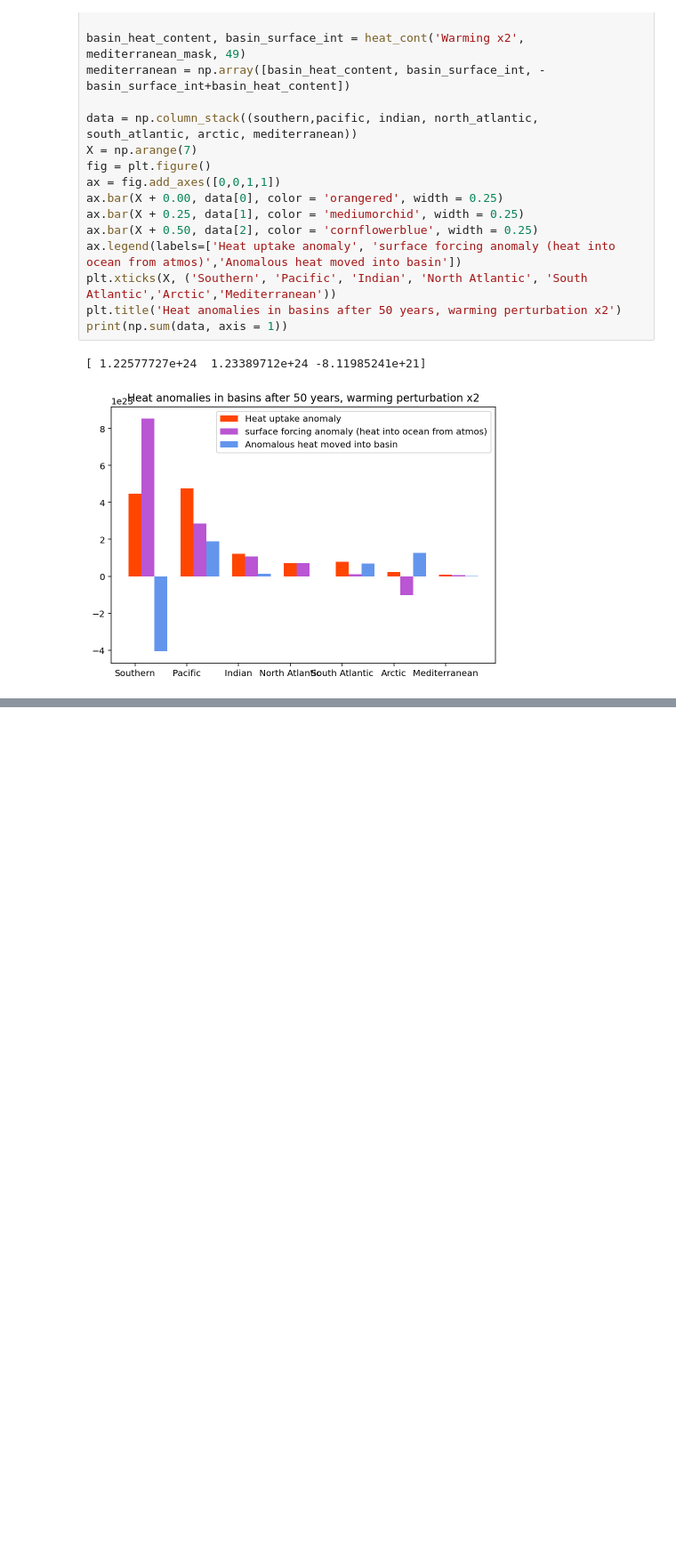
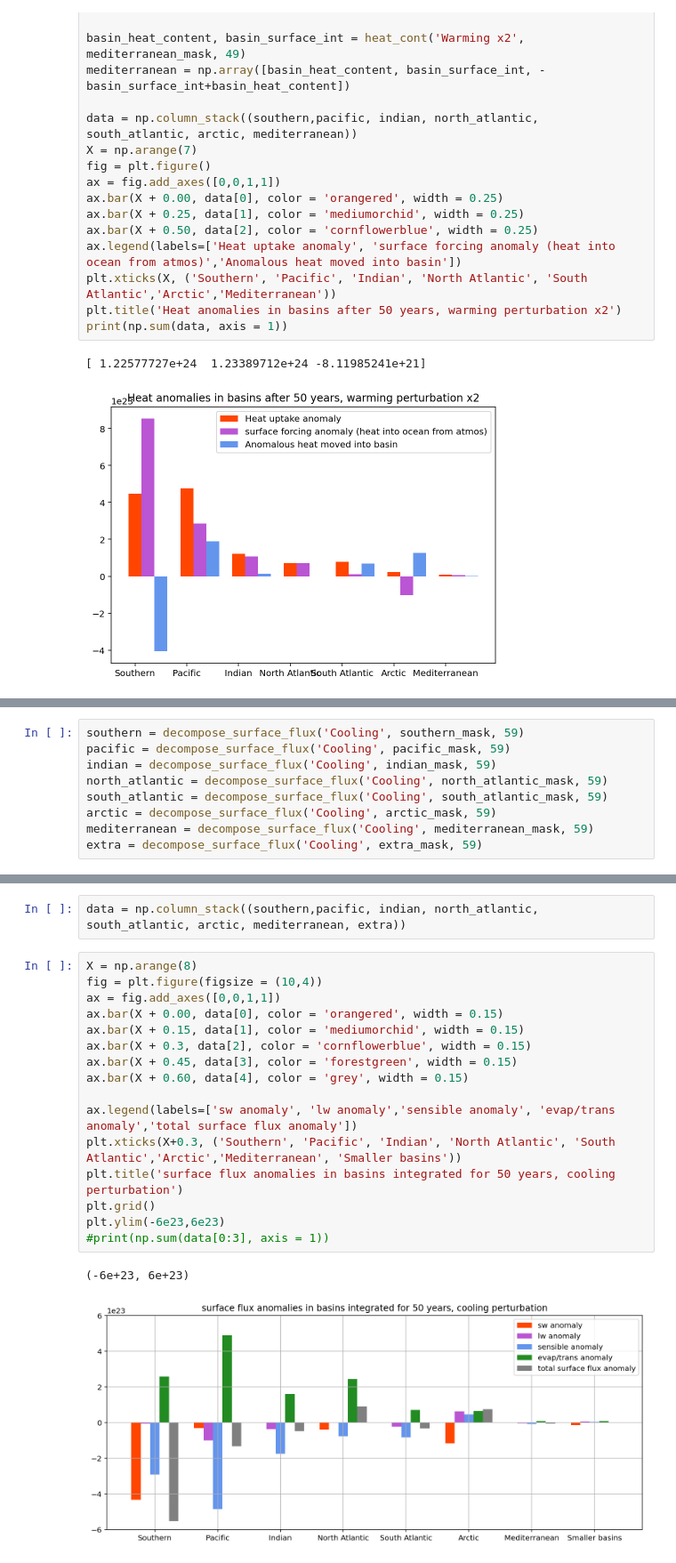
Before and after one commit to claireyung/unsw_clex_project_files, a Jupyter notebook: basin_heat_uptake.ipynb, the cells around one changed output, grey strips where cells are left out. Shown at 89% size. Drawn from its saved outputs; the diff is of its cells as text; blank space fills up the shorter version.

```diff
--- a/basin_heat_uptake.ipynb
+++ b/basin_heat_uptake.ipynb
@@ -508,0 +576,9 @@ print(np.sum(data, axis = 1))
+# %%
+southern = decompose_surface_flux('Cooling', southern_mask, 59)
+pacific = decompose_surface_flux('Cooling', pacific_mask, 59)
+indian = decompose_surface_flux('Cooling', indian_mask, 59)
+north_atlantic = decompose_surface_flux('Cooling', north_atlantic_mask, 59)
+south_atlantic = decompose_surface_flux('Cooling', south_atlantic_mask, 59)
+arctic = decompose_surface_flux('Cooling', arctic_mask, 59)
+mediterranean = decompose_surface_flux('Cooling', mediterranean_mask, 59)
+extra = decompose_surface_flux('Cooling', extra_mask, 59)
@@ -508,0 +603,21 @@ print(np.sum(data, axis = 1))
+# %%
+data = np.column_stack((southern,pacific, indian, north_atlantic, south_atlantic, arctic, mediterranean, extra))
+# %%
+X = np.arange(8)
+fig = plt.figure(figsize = (10,4))
+ax = fig.add_axes([0,0,1,1])
+ax.bar(X + 0.00, data[0], color = 'orangered', width = 0.15)
+ax.bar(X + 0.15, data[1], color = 'mediumorchid', width = 0.15)
+ax.bar(X + 0.3, data[2], color = 'cornflowerblue', width = 0.15)
+ax.bar(X + 0.45, data[3], color = 'forestgreen', width = 0.15)
+ax.bar(X + 0.60, data[4], color = 'grey', width = 0.15)
+
+ax.legend(labels=['sw anomaly', 'lw anomaly','sensible anomaly', 'evap/trans anomaly','total surface flux anomaly'])
+plt.xticks(X+0.3, ('Southern', 'Pacific', 'Indian', 'North Atlantic', 'South Atlantic','Arctic','Mediterranean', 'Smaller basins'))
+plt.title('surface flux anomalies in basins integrated for 50 years, cooling perturbation')
+plt.grid()
+plt.ylim(-6e23,6e23)
+#print(np.sum(data[0:3], axis = 1))
+# %% [output]
+(-6e+23, 6e+23)
+[figure, added]
```
Also changed, not shown: parts of 46 cells of this notebook, 12 other files.
